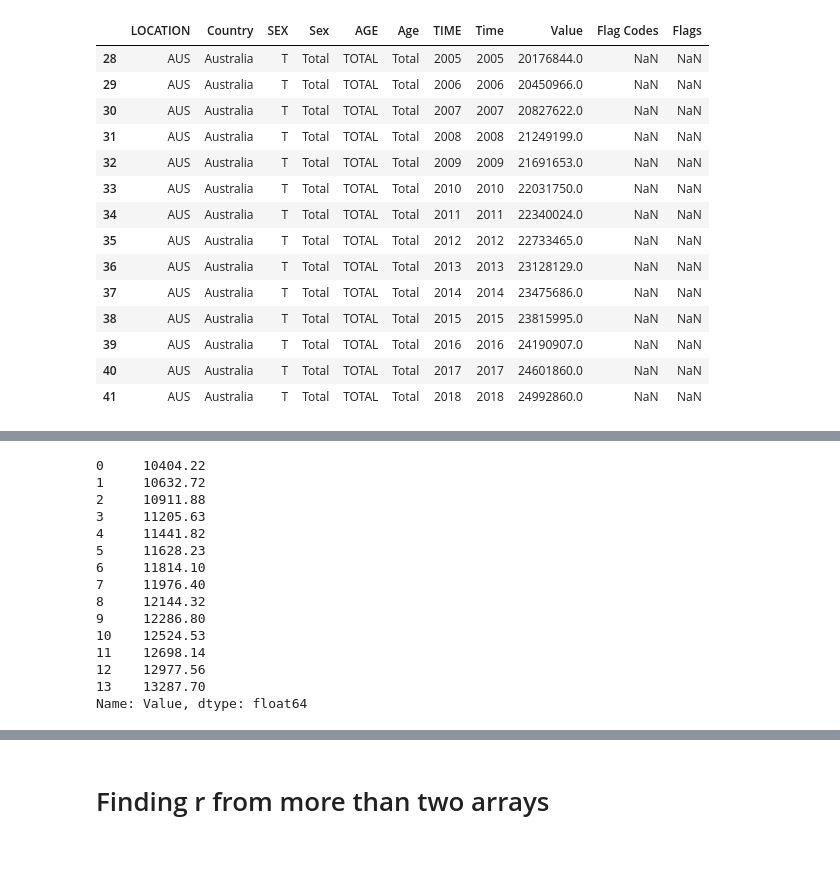
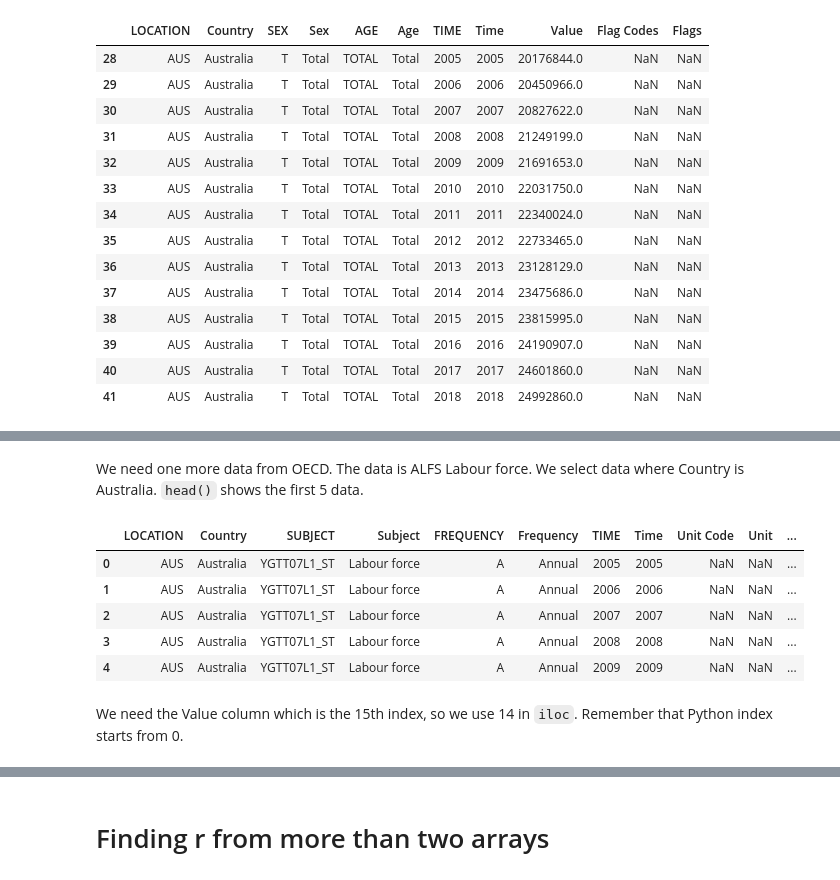
Before and after one commit to shinokada/python-for-ib-diploma-mathematics, a Jupyter notebook: A Measure of Linear Relationship.ipynb, the cells around one changed output, grey strips where cells are left out. Saved outputs shown, nothing was run; the diff lists cells and outputs as text; code cells hidden in the pictures; blank space fills up the shorter version.

```diff
--- a/A Measure of Linear Relationship.ipynb
+++ b/A Measure of Linear Relationship.ipynb
@@ -249,25 +242,17 @@ Name: Value, dtype: float64
+# %% [markdown]
+We need one more data from OECD. The data is ALFS Labour force. We select data where Country is Australia. `head()` shows the first 5 data.
 # %%
-# github
+# https://gist.github.com/shinokada/955a638657445854c405b0e4760678b8
 
 lab_for = pd.read_csv('https://raw.githubusercontent.com/shinokada/python-for-ib-diploma-mathematics/master/Data/alfs_labour_force.csv')
 lab = lab_for[(lab_for.Country=='Australia')]
-lab = lab.loc[:,['Time','Value']]
-
-df_lab = lab.Value
-print(df_lab)
+lab.head()
 # %% [output]
-0     10404.22
-1     10632.72
-2     10911.88
-3     11205.63
-4     11441.82
-5     11628.23
-6     11814.10
-7     11976.40
-8     12144.32
-9     12286.80
-10    12524.53
-11    12698.14
-12    12977.56
-13    13287.70
-Name: Value, dtype: float64
+|  | LOCATION | Country | SUBJECT | Subject | FREQUENCY | Frequency | TIME | Time | Unit Code | Unit | ... |
+| 0 | AUS | Australia | YGTT07L1_ST | Labour force | A | Annual | 2005 | 2005 | NaN | NaN | ... |
+| 1 | AUS | Australia | YGTT07L1_ST | Labour force | A | Annual | 2006 | 2006 | NaN | NaN | ... |
+| 2 | AUS | Australia | YGTT07L1_ST | Labour force | A | Annual | 2007 | 2007 | NaN | NaN | ... |
+| 3 | AUS | Australia | YGTT07L1_ST | Labour force | A | Annual | 2008 | 2008 | NaN | NaN | ... |
+| 4 | AUS | Australia | YGTT07L1_ST | Labour force | A | Annual | 2009 | 2009 | NaN | NaN | ... |
+# %% [markdown]
+We need the Value column which is the 15th index, so we use 14 in `iloc`. Remember that Python index starts from 0.
```
Also changed, not shown: parts of 41 cells of this notebook, 2 other files.
